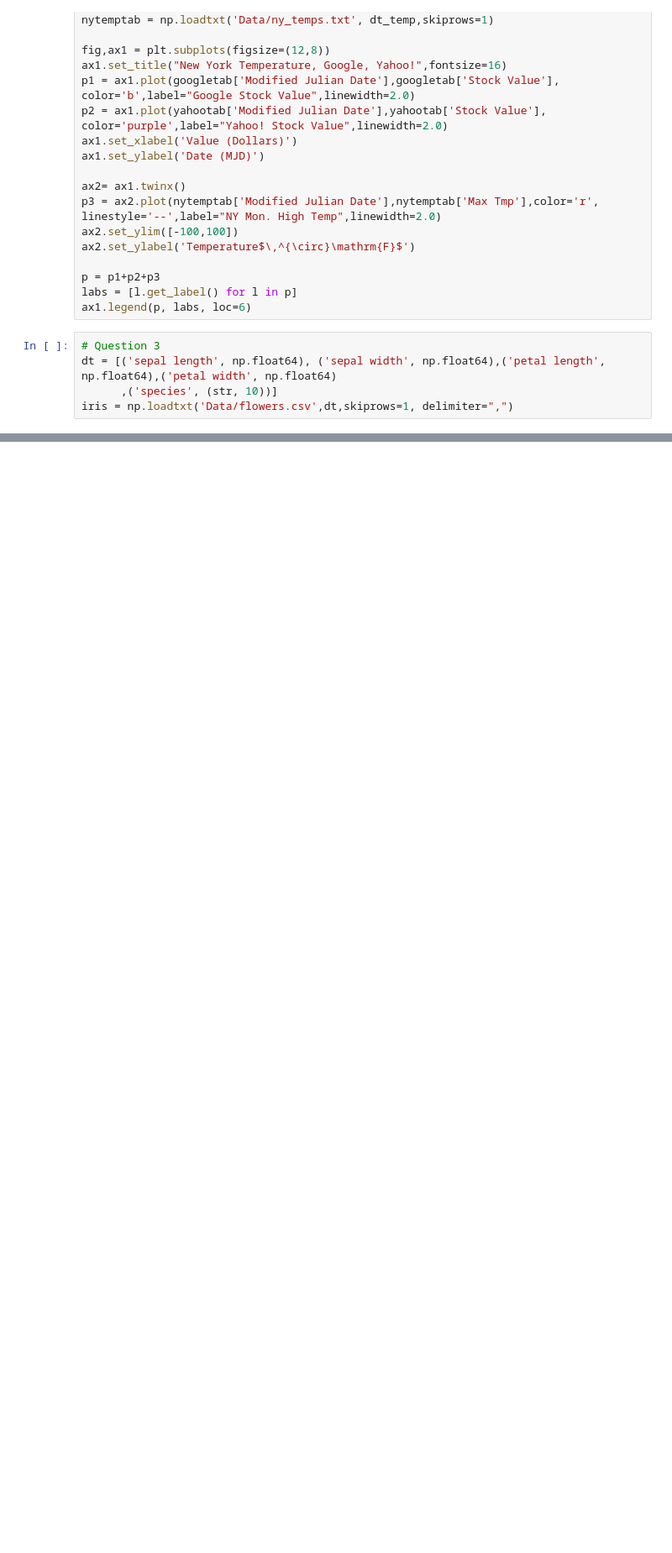
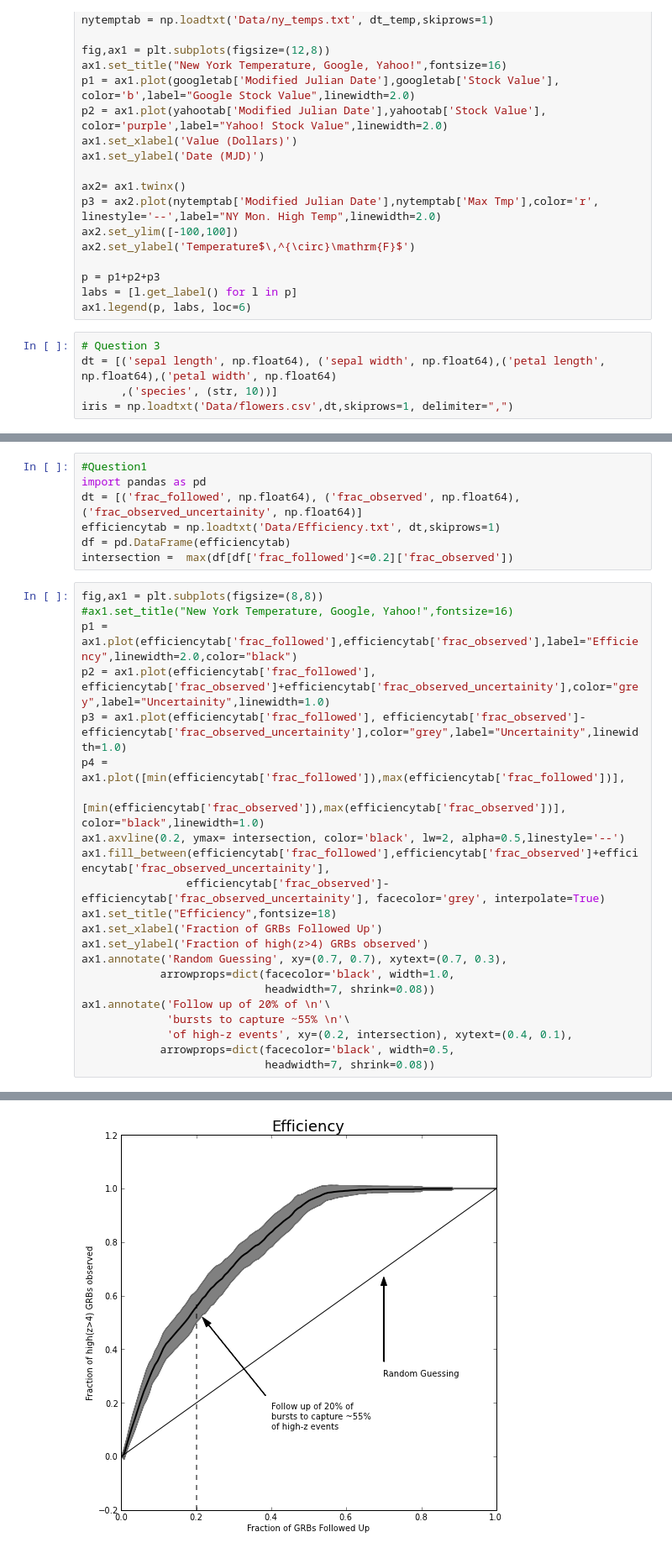
Before and after one commit to sonalisharma/pythonseminar, a Jupyter notebook: HW3/HW3.ipynb, the cells around one changed output, grey strips where cells are left out. Shown at 84% size. Saved outputs shown, nothing was run; the diff lists cells and outputs as text; blank space fills up the shorter version.

Commit message:
Added the first graph of Question1

```diff
--- a/HW3/HW3.ipynb
+++ b/HW3/HW3.ipynb
@@ -91,0 +120,30 @@ class DataSelector(object):
+# %%
+#Question1
+import pandas as pd
+dt = [('frac_followed', np.float64), ('frac_observed', np.float64),('frac_observed_uncertainity', np.float64)]
+efficiencytab = np.loadtxt('Data/Efficiency.txt', dt,skiprows=1)
+df = pd.DataFrame(efficiencytab)
+intersection =  max(df[df['frac_followed']<=0.2]['frac_observed'])
+# %%
+fig,ax1 = plt.subplots(figsize=(8,8))
+#ax1.set_title("New York Temperature, Google, Yahoo!",fontsize=16)
+p1 = ax1.plot(efficiencytab['frac_followed'],efficiencytab['frac_observed'],label="Efficiency",linewidth=2.0,color="black")
+p2 = ax1.plot(efficiencytab['frac_followed'], efficiencytab['frac_observed']+efficiencytab['frac_observed_uncertainity'],color="grey",label="Uncertainity",linewidth=1.0)
+p3 = ax1.plot(efficiencytab['frac_followed'], efficiencytab['frac_observed']-efficiencytab['frac_observed_uncertainity'],color="grey",label="Uncertainity",linewidth=1.0)
+p4 = ax1.plot([min(efficiencytab['frac_followed']),max(efficiencytab['frac_followed'])],
+              [min(efficiencytab['frac_observed']),max(efficiencytab['frac_observed'])], color="black",linewidth=1.0)
+ax1.axvline(0.2, ymax= intersection, color='black', lw=2, alpha=0.5,linestyle='--')
+ax1.fill_between(efficiencytab['frac_followed'],efficiencytab['frac_observed']+efficiencytab['frac_observed_uncertainity'],
+                efficiencytab['frac_observed']-efficiencytab['frac_observed_uncertainity'], facecolor='grey', interpolate=True)
+ax1.set_title("Efficiency",fontsize=18)
+ax1.set_xlabel('Fraction of GRBs Followed Up')
+ax1.set_ylabel('Fraction of high(z>4) GRBs observed')
+ax1.annotate('Random Guessing', xy=(0.7, 0.7), xytext=(0.7, 0.3),
+            arrowprops=dict(facecolor='black', width=1.0,
+                            headwidth=7, shrink=0.08))
+ax1.annotate('Follow up of 20% of \n'\
+             'bursts to capture ~55% \n'\
+             'of high-z events', xy=(0.2, intersection), xytext=(0.4, 0.1),
+            arrowprops=dict(facecolor='black', width=0.5,
+                            headwidth=7, shrink=0.08))
+# %% [output]
@@ -91,0 +151 @@ class DataSelector(object):
+[figure, added]
```
Also changed, not shown: parts of 5 cells of this notebook, 4 other files.
